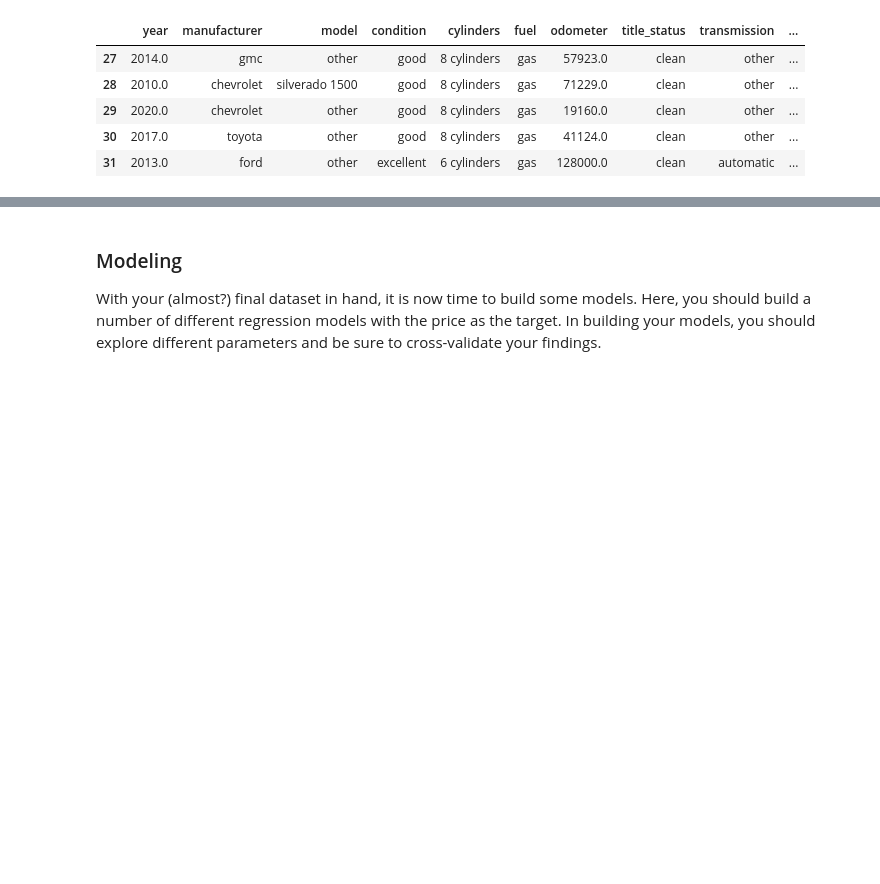
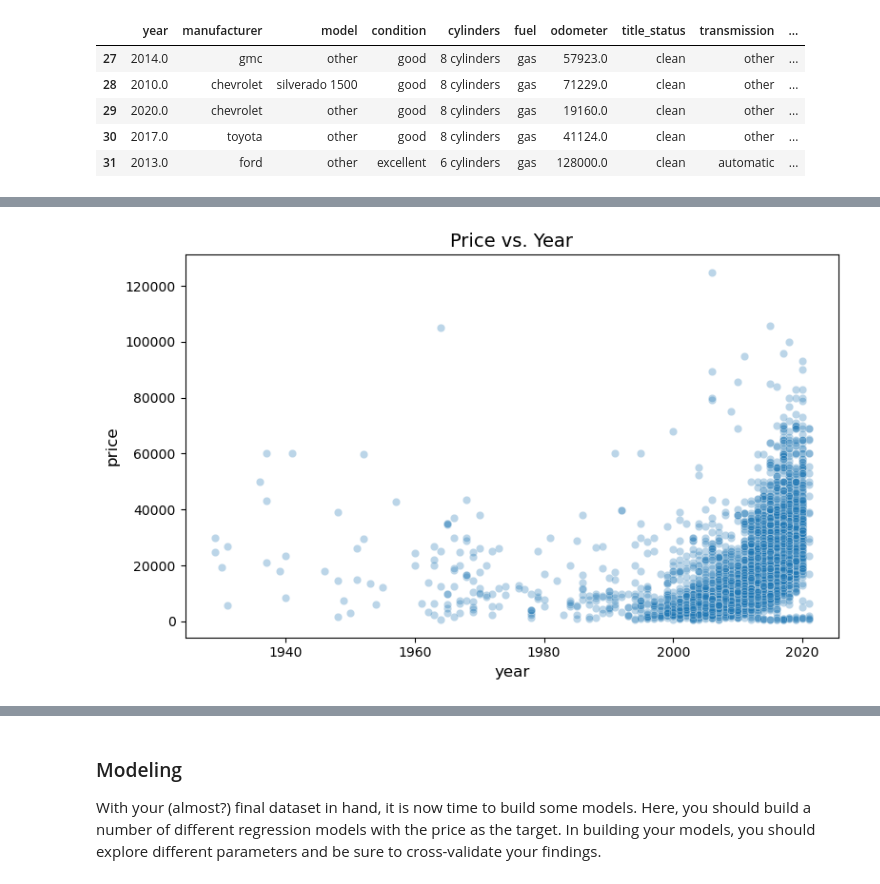
Before and after one commit to mrtajvidi/Machine-Learning, a Jupyter notebook: Module 11 - Practical Application 2/practical_application_II_starter/prompt_II.ipynb, the cells around one changed output, grey strips where cells are left out. Saved outputs shown, nothing was run; the diff lists cells and outputs as text; code cells hidden in the pictures; blank space fills up the shorter version.

```diff
--- a/Module 11 - Practical Application 2/practical_application_II_starter/prompt_II.ipynb
+++ b/Module 11 - Practical Application 2/practical_application_II_starter/prompt_II.ipynb
@@ -178,0 +205,10 @@ After our initial exploration and fine-tuning of the business understanding, it
+# %%
+# Lookign at Price vs. Year
+sample_df = df_model.sample(min(5000, len(df_model)), random_state=RANDOM_STATE)
+ax = sns.scatterplot(data=sample_df, x="year", y=TARGET, alpha=0.3)
+ax.set_title("Price vs. Year")
+plt.tight_layout()
+plt.savefig(os.path.join(IMAGES_DIR, "price_vs_year.png"))
+plt.show()
+# %% [output]
+[figure, added]
```
Also changed, not shown: parts of 13 cells of this notebook, 3 other files.
